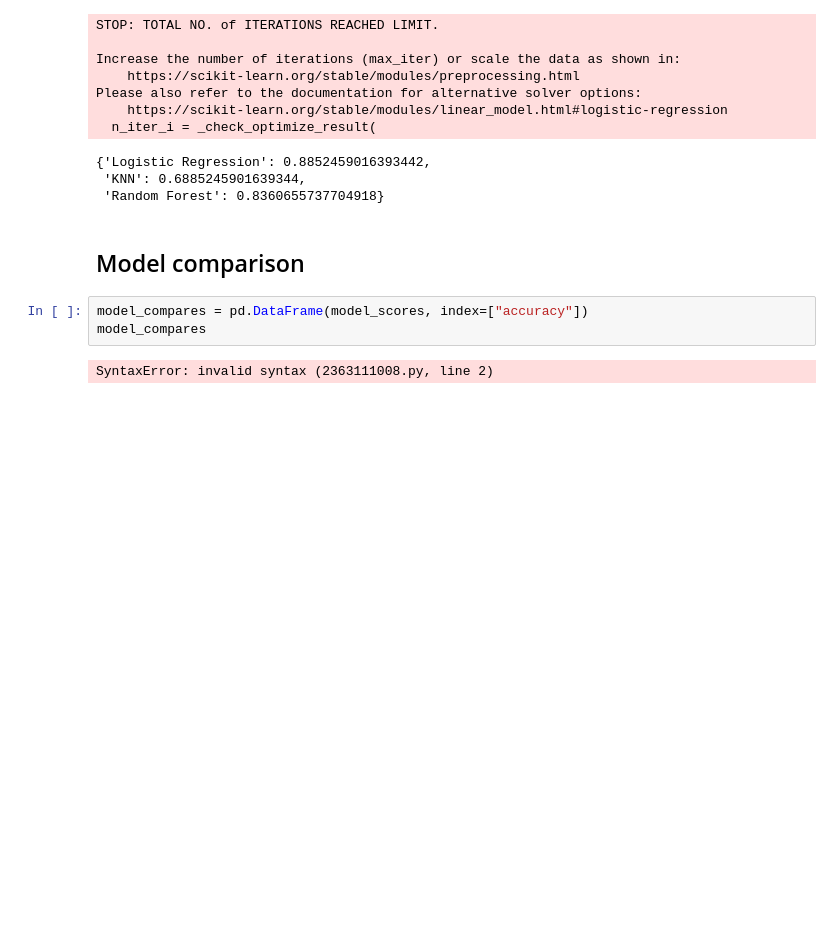
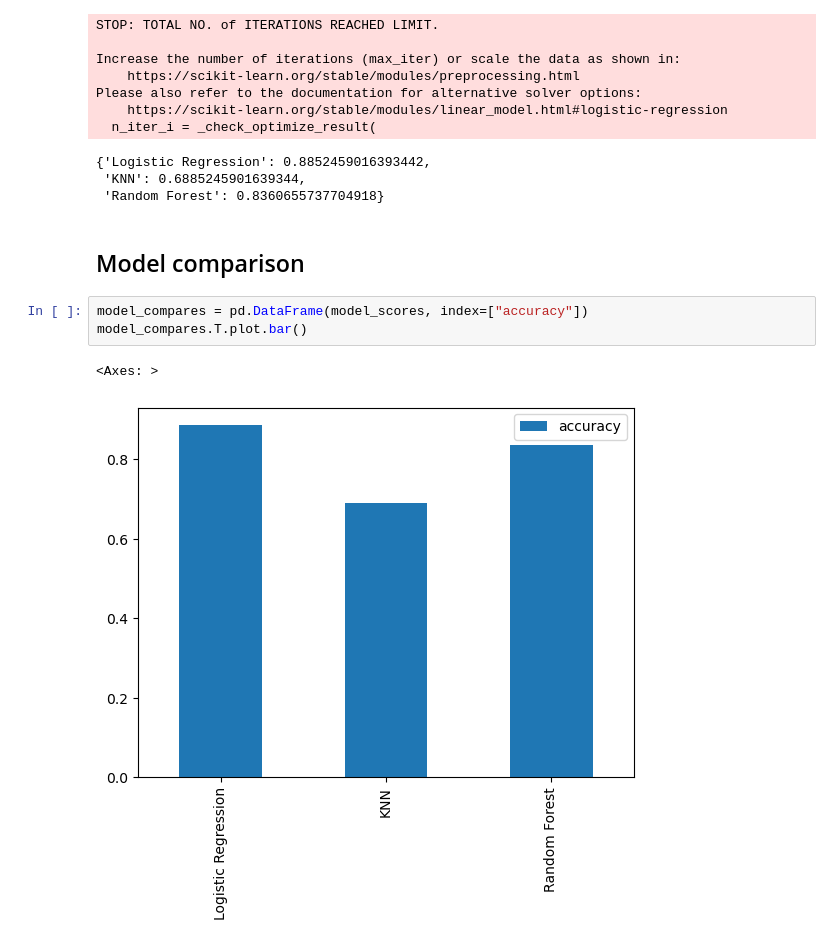
Before and after one commit to AnushkJain2201/heart-disease-project, a Jupyter notebook: heart-disease-classification.ipynb, the cells around one changed output. Cells and saved outputs as stored; diff of their text form; blank space fills up the shorter version.

```diff
--- a/heart-disease-classification.ipynb
+++ b/heart-disease-classification.ipynb
@@ -419,6 +419,7 @@ Please also refer to the documentation for alternative solver options:
 ## Model comparison
 # %%
 model_compares = pd.DataFrame(model_scores, index=["accuracy"])
-model_compares
+model_compares.T.plot.bar()
 # %% [output]
-SyntaxError: invalid syntax (2363111008.py, line 2)
+<Axes: >
+[figure, added]
```
Also changed, not shown: parts of 6 cells of this notebook.
